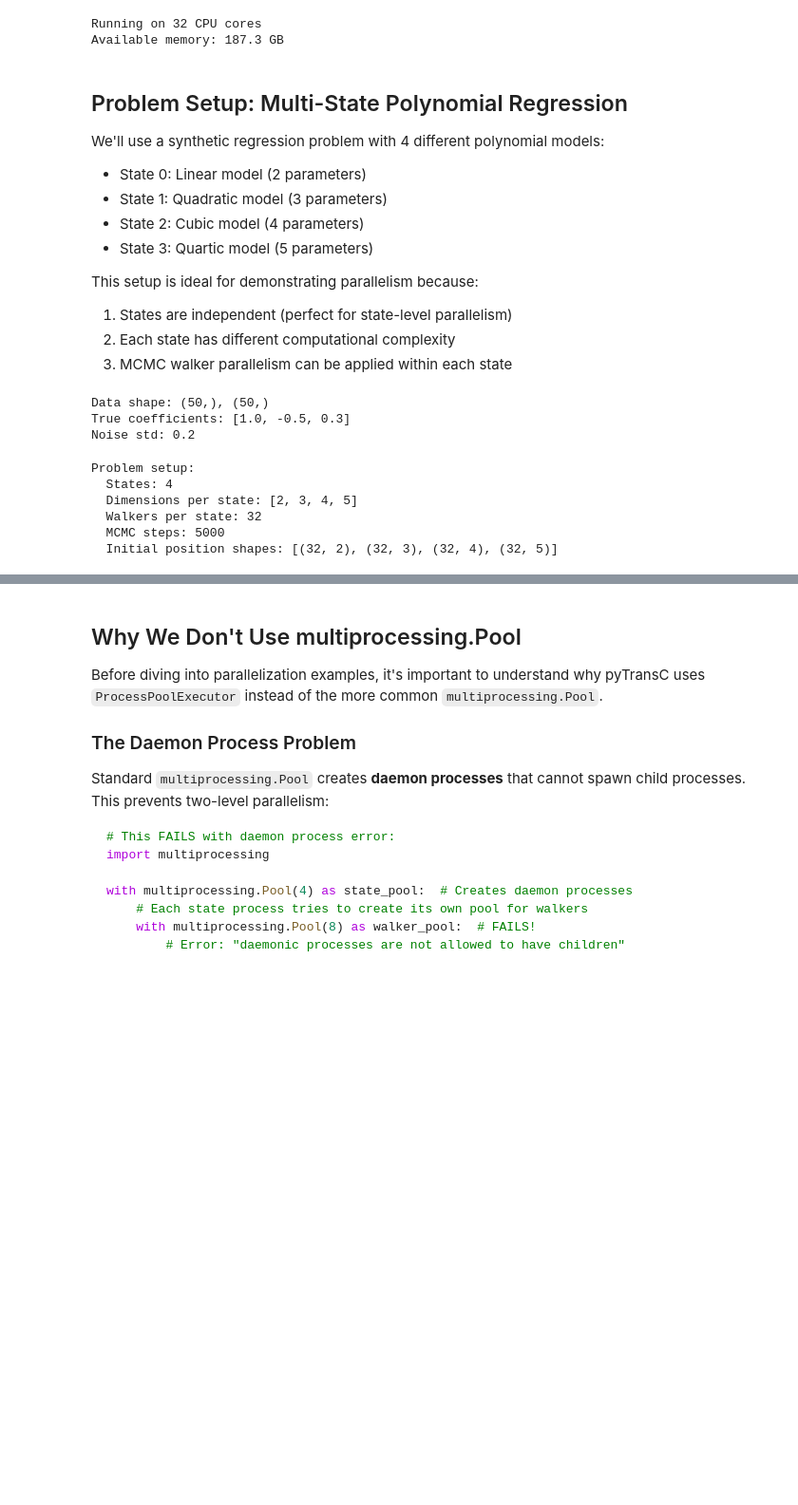
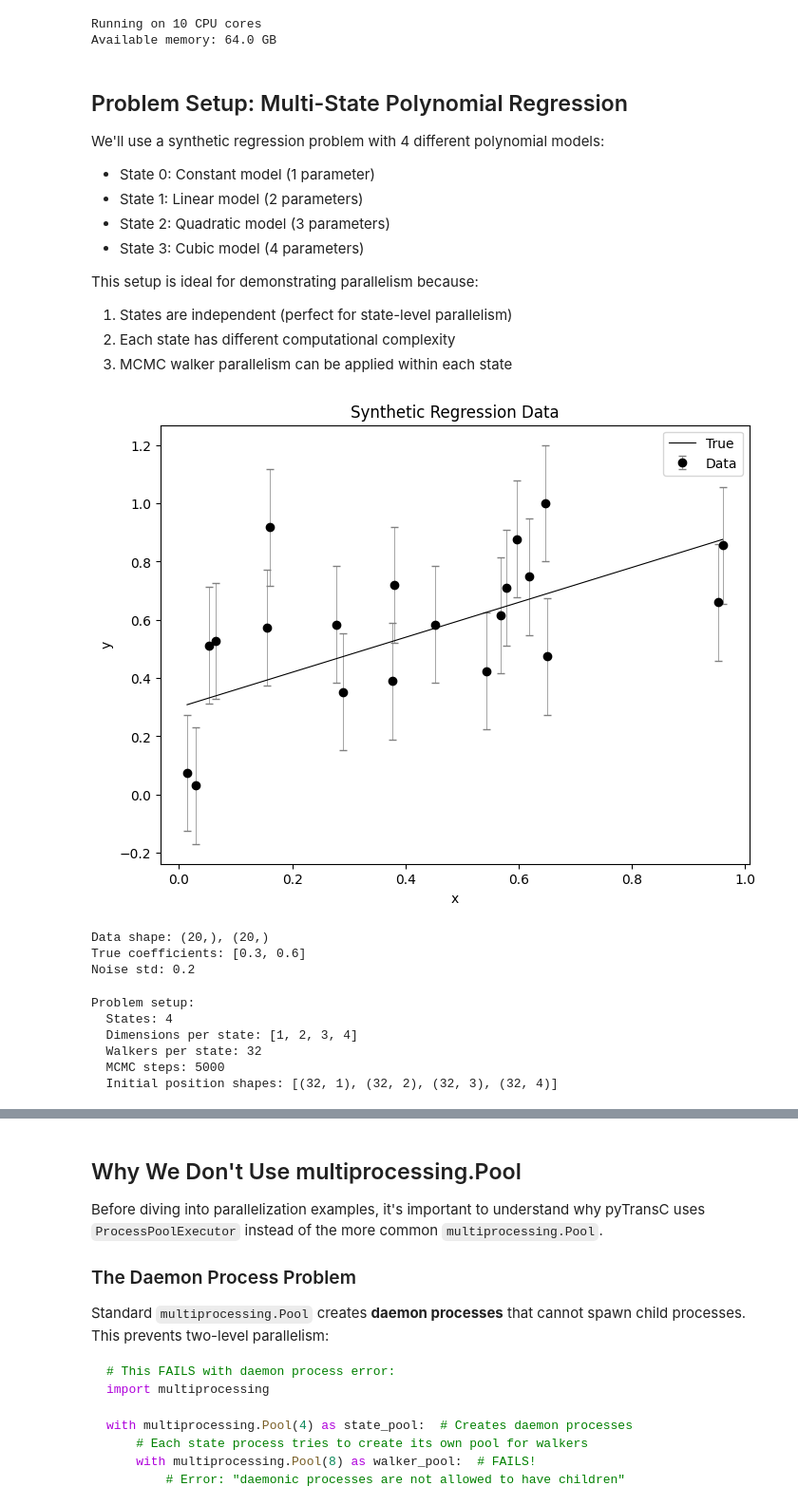
Before and after one commit to auggiemarignier/pyTransC, a Jupyter notebook: examples/Regression/TransC_Regression_parallel.ipynb, the cells around one changed output, grey strips where cells are left out. Shown at 95% size. Saved outputs shown, nothing was run; the diff lists cells and outputs as text; code cells hidden in the pictures; blank space fills up the shorter version.

```diff
--- a/examples/Regression/TransC_Regression_parallel.ipynb
+++ b/examples/Regression/TransC_Regression_parallel.ipynb
@@ -27,6 +28,9 @@ from typing import Any
 from pytransc.samplers import run_mcmc_per_state, run_ensemble_resampler
 from pytransc.utils.types import FloatArray
 from pytransc.utils.auto_pseudo import build_auto_pseudo_prior
+from pytransc.analysis.visits import (
+    get_visits_to_states
+)
 
 
 from schwimmbad import MultiPool, SerialPool
@@ -36,16 +40,16 @@ HAS_SCHWIMMBAD = True
 print(f"Running on {os.cpu_count()} CPU cores")
 print(f"Available memory: {psutil.virtual_memory().total / (1024**3):.1f} GB")
 # %% [output]
-Running on 32 CPU cores
-Available memory: 187.3 GB
+Running on 10 CPU cores
+Available memory: 64.0 GB
 # %% [markdown]
 ## Problem Setup: Multi-State Polynomial Regression
 
 We'll use a synthetic regression problem with 4 different polynomial models:
-- State 0: Linear model (2 parameters)
-- State 1: Quadratic model (3 parameters)
-- State 2: Cubic model (4 parameters)
-- State 3: Quartic model (5 parameters)
+- State 0: Constant model (1 parameter)
+- State 1: Linear model (2 parameters)
+- State 2: Quadratic model (3 parameters)
+- State 3: Cubic model (4 parameters)
 
 This setup is ideal for demonstrating parallelism because:
 1. States are independent (perfect for state-level parallelism)
@@ -53,31 +57,32 @@ This setup is ideal for demonstrating parallelism because:
 3. MCMC walker parallelism can be applied within each state
 # %%
 # Generate synthetic data
-np.random.seed(42)
-n_data = 50
-x = np.linspace(-2, 2, n_data)
-true_coeffs = [1.0, -0.5, 0.3]  # True quadratic model
-y_true = true_coeffs[0] + true_coeffs[1] * x + true_coeffs[2] * x**2
+np.random.seed(61254557)
+n_data = 20
+x = np.sort(np.random.rand(n_data))
+true_coeffs = [0.3, 0.6]  # True linear model
+y_true = true_coeffs[0] + true_coeffs[1] * x
 noise_std = 0.2
 y = y_true + np.random.normal(0, noise_std, n_data)
+#
+plt.figure(figsize=(8, 6))
+plt.errorbar(x, y, yerr=noise_std, capsize=3, fmt="ko", ecolor="grey", lw=0.5,label='Data')
+plt.plot(x, y_true, label="True", color="k", lw=0.8)
+plt.title('Synthetic Regression Data')
+plt.xlabel("x")
+plt.ylabel("y")
+#plt.ylim(-0.2, 1.3)
+plt.legend()
+plt.show()
 
-# Plot the data
-plt.figure(figsize=(10, 6))
-plt.scatter(x, y, alpha=0.7, label='Data')
-plt.plot(x, y_true, 'r-', label='True model (quadratic)')
-plt.xlabel('x')
-plt.ylabel('y')
-plt.legend()
-plt.title('Synthetic Regression Data')
-plt.grid(True, alpha=0.3)
-plt.show()
 
 print(f"Data shape: {x.shape}, {y.shape}")
 print(f"True coefficients: {true_coeffs}")
 print(f"Noise std: {noise_std}")
 # %% [output]
+[figure, added]
-Data shape: (50,), (50,)
-True coefficients: [1.0, -0.5, 0.3]
+Data shape: (20,), (20,)
+True coefficients: [0.3, 0.6]
 Noise std: 0.2
 # %%
 # Define polynomial models for each state
@@ -92,13 +97,13 @@ def log_posterior(params: FloatArray, state: int) -> float:
     """Log posterior for polynomial regression in given state.
 
     State determines polynomial degree:
-    - State 0: Linear (2 params)
-    - State 1: Quadratic (3 params)
-    - State 2: Cubic (4 params)
-    - State 3: Quartic (5 params)
+    - State 0: Constant (1 param)
+    - State 1: Linear (2 params)
+    - State 2: Quadratic (3 params)
+    - State 3: Cubic (4 params)
     """
     # Extract coefficients based on state
-    n_coeffs = state + 2  # Linear=2, Quadratic=3, etc.
+    n_coeffs = state + 1  # Constant=0, Linear=1, Quadratic=2, etc.
     coeffs = params[:n_coeffs]
 
     # Model prediction
@@ -107,14 +112,17 @@ def log_posterior(params: FloatArray, state: int) -> float:
     # Likelihood (assuming known noise)
     log_likelihood = -0.5 * np.sum((y - y_pred)**2) / noise_std**2
 
-    # Simple prior (Gaussian centered at 0)
-    log_prior = -0.5 * np.sum(coeffs**2) / 10.0  # Prior std = sqrt(10)
+    # Simple prior (Gaussian centered at 0) #
+    prior_var = 20
+    log_prior = -0.5 * np.sum(coeffs**2) / prior_var  # Prior std = sqrt(20)
 
-    return log_likelihood + log_prior
+    log_prior_const = -0.5*n_coeffs*(np.log(prior_var)+np.log(2*np.pi)) # NB prior normalization constant is needed in trans-D settings
+
+    return log_likelihood + log_prior + log_prior_const
 
 # Define problem dimensions and initial positions
 n_states = 4
-n_dims = [2, 3, 4, 5]  # Linear, quadratic, cubic, quartic
+n_dims = [1, 2, 3, 4]  # Linear, quadratic, cubic, quartic
 n_walkers = 32
 n_steps = 5000  # Reduced for faster demonstrations
 
@@ -135,7 +143,7 @@ print(f"  Initial position shapes: {[p.shape for p in pos]}")
 # %% [output]
 Problem setup:
   States: 4
-  Dimensions per state: [2, 3, 4, 5]
+  Dimensions per state: [1, 2, 3, 4]
   Walkers per state: 32
   MCMC steps: 5000
-  Initial position shapes: [(32, 2), (32, 3), (32, 4), (32, 5)]
+  Initial position shapes: [(32, 1), (32, 2), (32, 3), (32, 4)]
```
Also changed, not shown: parts of 23 cells of this notebook, 2 other files.
